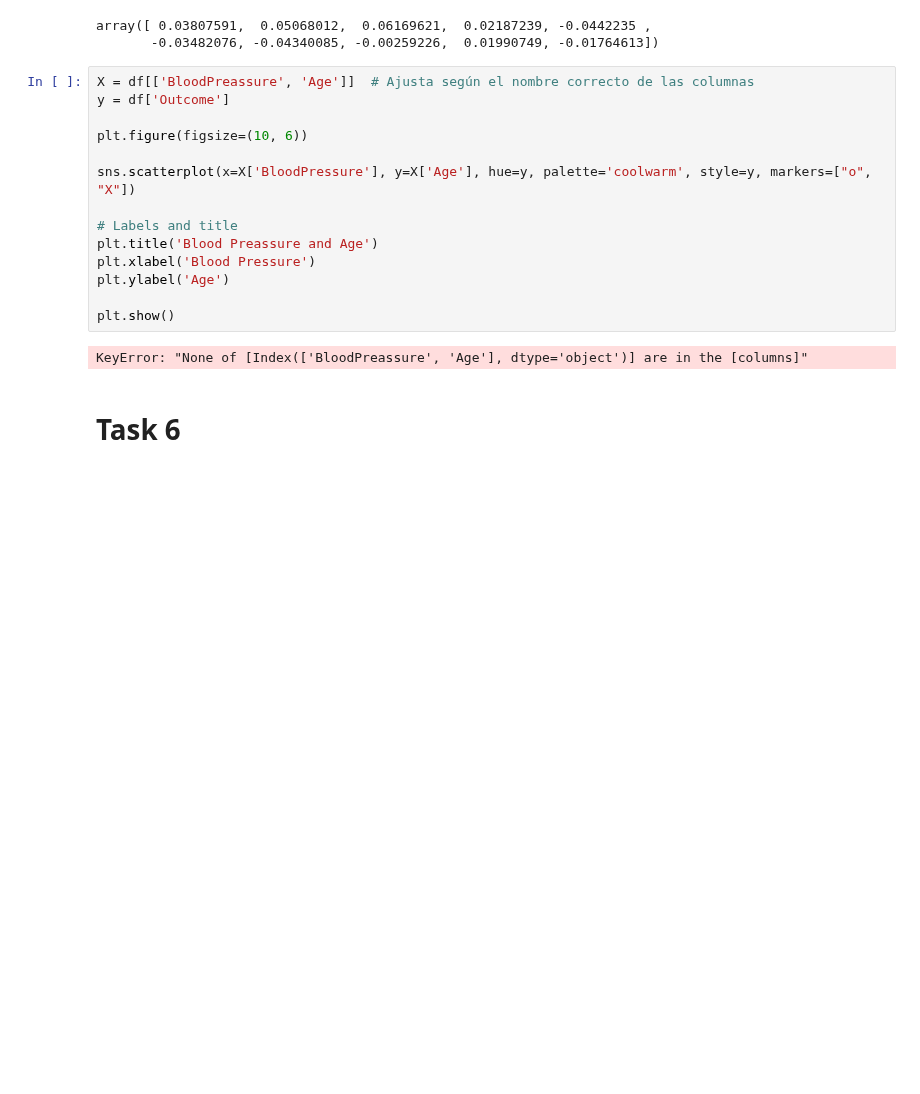
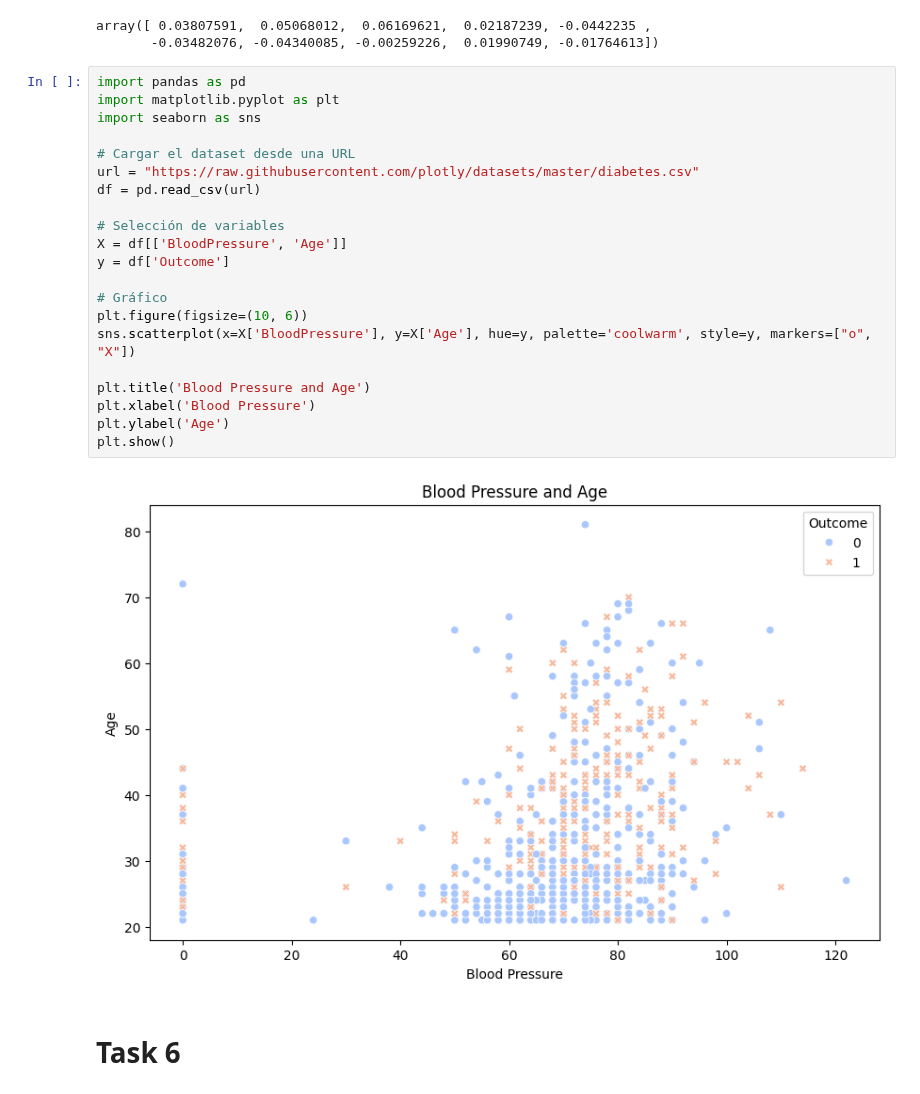
Before and after one commit to IgnacioRiboldi/principles_of_data_analytics, a Jupyter notebook: tasks.ipynb, the cells around one changed output. Cells and saved outputs as stored; diff of their text form; blank space fills up the shorter version.

Commit message:
Correcting error

```diff
--- a/tasks.ipynb
+++ b/tasks.ipynb
@@ -208,21 +208,28 @@ age
 array([ 0.03807591,  0.05068012,  0.06169621,  0.02187239, -0.0442235 ,
        -0.03482076, -0.04340085, -0.00259226,  0.01990749, -0.01764613])
 # %%
-X = df[['BloodPreassure', 'Age']]  # Ajusta según el nombre correcto de las columnas
+import pandas as pd
+import matplotlib.pyplot as plt
+import seaborn as sns
+
+# Cargar el dataset desde una URL
+url = "https://raw.githubusercontent.com/plotly/datasets/master/diabetes.csv"
+df = pd.read_csv(url)
+
+# Selección de variables
+X = df[['BloodPressure', 'Age']]
 y = df['Outcome']
 
+# Gráfico
 plt.figure(figsize=(10, 6))
-
 sns.scatterplot(x=X['BloodPressure'], y=X['Age'], hue=y, palette='coolwarm', style=y, markers=["o", "X"])
 
-# Labels and title
-plt.title('Blood Preassure and Age')
+plt.title('Blood Pressure and Age')
 plt.xlabel('Blood Pressure')
 plt.ylabel('Age')
-
 plt.show()
 # %% [output]
-KeyError: "None of [Index(['BloodPreassure', 'Age'], dtype='object')] are in the [columns]"
+[figure, added]
 # %% [markdown]
 # Task 6
 # %% [markdown]
```
